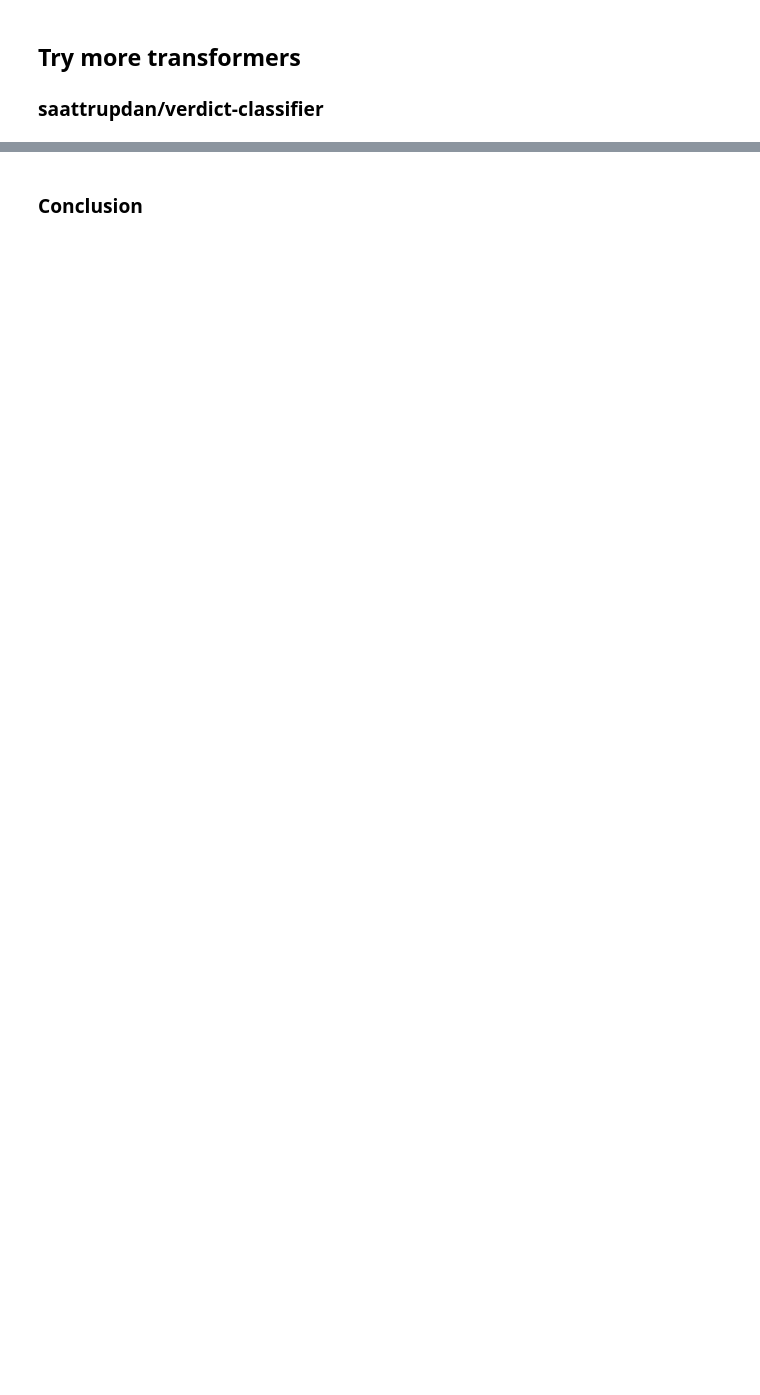
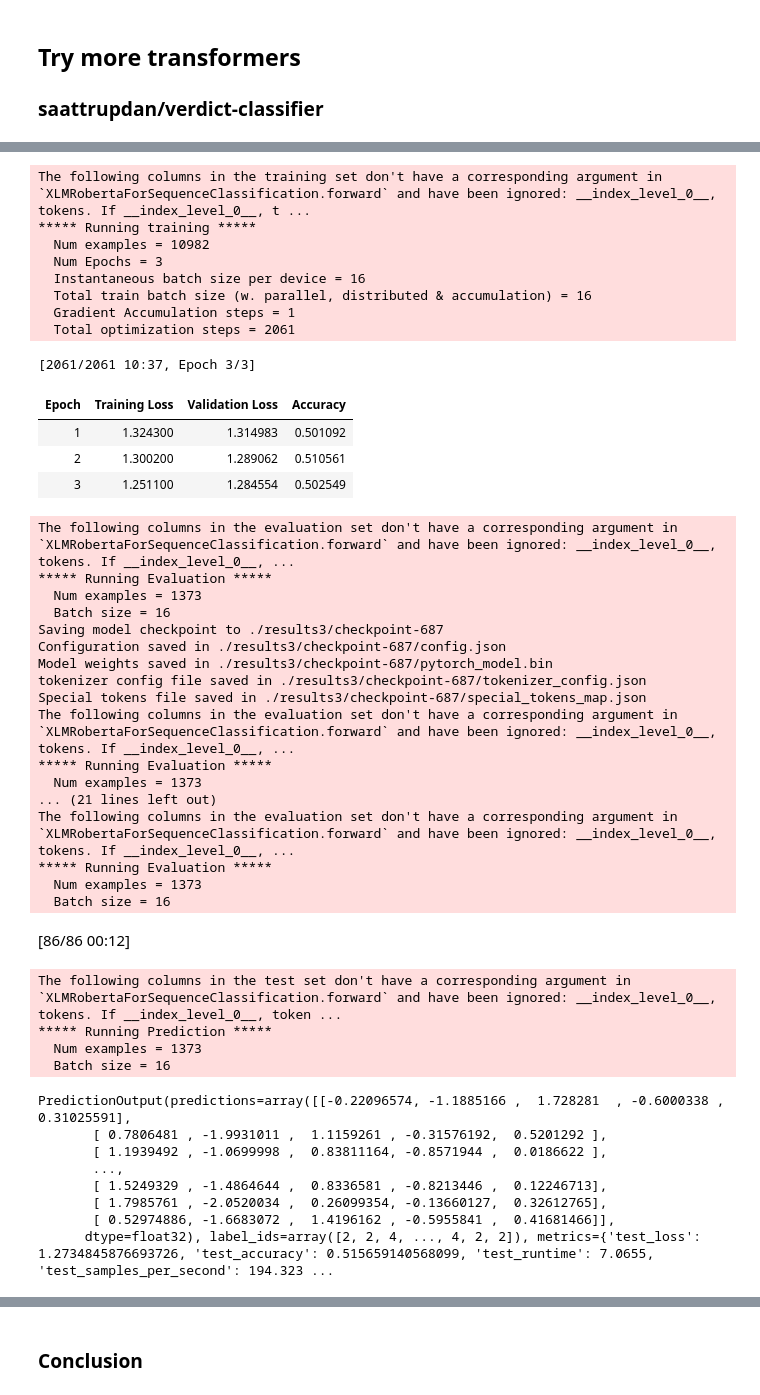
Before and after one commit to claramoreirag/FEUP-NLP-2, a Jupyter notebook: adu_classifier_hugging.ipynb, the cells around one changed output, grey strips where cells are left out. Saved outputs shown, nothing was run; the diff lists cells and outputs as text; code cells hidden in the pictures; blank space fills up the shorter version.

```diff
--- a/adu_classifier_hugging.ipynb
+++ b/adu_classifier_hugging.ipynb
@@ -461,8 +484,10 @@ Cohen kappa Score:
 ## Try more transformers
 ### saattrupdan/verdict-classifier
 # %%
+from transformers import AutoModel,  AutoModelForSequenceClassification
 
-##model2 =  AutoModelForSequenceClassification.from_pretrained('saattrupdan/verdict-classifier', num_labels=5)
+model3 =  AutoModelForSequenceClassification.from_pretrained('saattrupdan/verdict-classifier', num_labels=5, ignore_mismatched_sizes=True)
+trainer3=create_trainer(model3, tokenizer,'./results3')
 # %% [output]
 loading configuration file https://huggingface.co/saattrupdan/verdict-classifier/resolve/main/config.json from cache at /root/.cache/huggingface/transformers/8bd49524b5ad58abf5b9da24f885c33502159d2c19 ...
 Model config XLMRobertaConfig {
@@ -484,0 +509,48 @@ RuntimeError: ignored
+# %%
+trainer3.train()
+trainer3.evaluate()
+trainer3.predict(test_dataset=tokenized_dataset["test"])
+# %% [output]
+The following columns in the training set don't have a corresponding argument in `XLMRobertaForSequenceClassification.forward` and have been ignored: __index_level_0__, tokens. If __index_level_0__, t ...
+***** Running training *****
+  Num examples = 10982
+  Num Epochs = 3
+  Instantaneous batch size per device = 16
+  Total train batch size (w. parallel, distributed & accumulation) = 16
+  Gradient Accumulation steps = 1
+  Total optimization steps = 2061
+[2061/2061 10:37, Epoch 3/3]
+| Epoch | Training Loss | Validation Loss | Accuracy |
+| 1 | 1.324300 | 1.314983 | 0.501092 |
+| 2 | 1.300200 | 1.289062 | 0.510561 |
+| 3 | 1.251100 | 1.284554 | 0.502549 |
+The following columns in the evaluation set don't have a corresponding argument in `XLMRobertaForSequenceClassification.forward` and have been ignored: __index_level_0__, tokens. If __index_level_0__, ...
+***** Running Evaluation *****
+  Num examples = 1373
+  Batch size = 16
+Saving model checkpoint to ./results3/checkpoint-687
+Configuration saved in ./results3/checkpoint-687/config.json
+Model weights saved in ./results3/checkpoint-687/pytorch_model.bin
+tokenizer config file saved in ./results3/checkpoint-687/tokenizer_config.json
+Special tokens file saved in ./results3/checkpoint-687/special_tokens_map.json
+The following columns in the evaluation set don't have a corresponding argument in `XLMRobertaForSequenceClassification.forward` and have been ignored: __index_level_0__, tokens. If __index_level_0__, ...
+***** Running Evaluation *****
+  Num examples = 1373
+... (21 lines left out)
+The following columns in the evaluation set don't have a corresponding argument in `XLMRobertaForSequenceClassification.forward` and have been ignored: __index_level_0__, tokens. If __index_level_0__, ...
+***** Running Evaluation *****
+  Num examples = 1373
+  Batch size = 16
+[86/86 00:12]
+The following columns in the test set don't have a corresponding argument in `XLMRobertaForSequenceClassification.forward` and have been ignored: __index_level_0__, tokens. If __index_level_0__, token ...
+***** Running Prediction *****
+  Num examples = 1373
+  Batch size = 16
+PredictionOutput(predictions=array([[-0.22096574, -1.1885166 ,  1.728281  , -0.6000338 ,  0.31025591],
+       [ 0.7806481 , -1.9931011 ,  1.1159261 , -0.31576192,  0.5201292 ],
+       [ 1.1939492 , -1.0699998 ,  0.83811164, -0.8571944 ,  0.0186622 ],
+       ...,
+       [ 1.5249329 , -1.4864644 ,  0.8336581 , -0.8213446 ,  0.12246713],
+       [ 1.7985761 , -2.0520034 ,  0.26099354, -0.13660127,  0.32612765],
+       [ 0.52974886, -1.6683072 ,  1.4196162 , -0.5955841 ,  0.41681466]],
+      dtype=float32), label_ids=array([2, 2, 4, ..., 4, 2, 2]), metrics={'test_loss': 1.2734845876693726, 'test_accuracy': 0.515659140568099, 'test_runtime': 7.0655, 'test_samples_per_second': 194.323 ...
```
Also changed, not shown: parts of 23 cells of this notebook.
